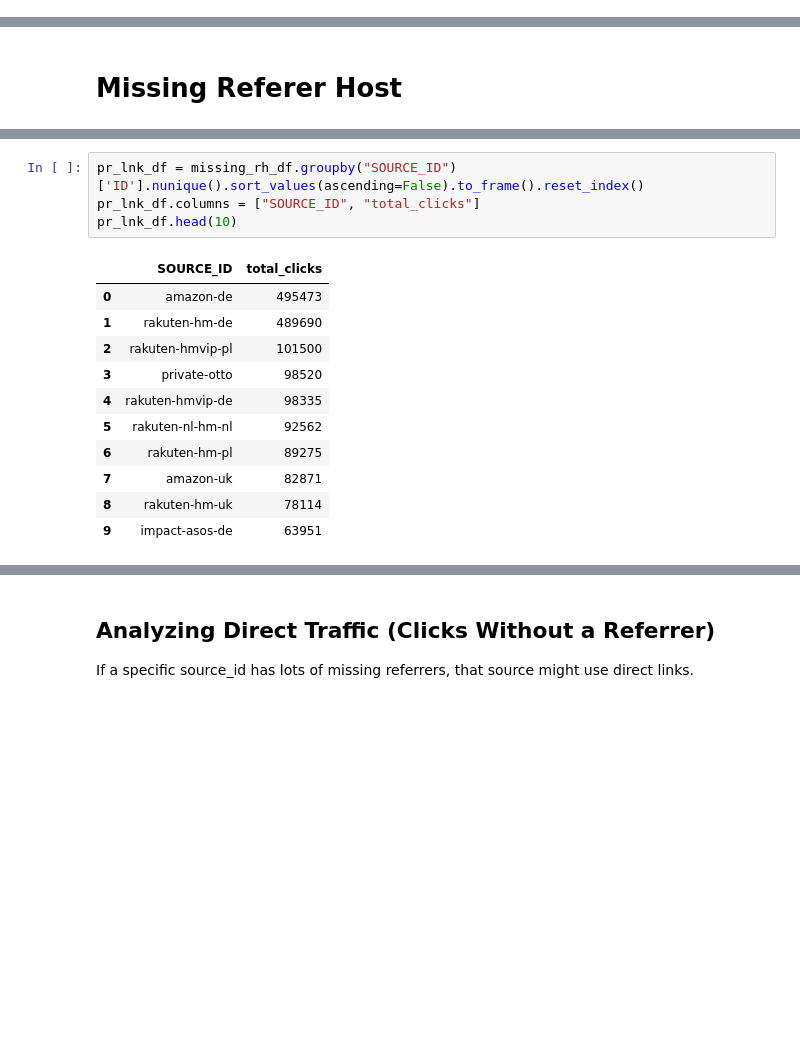
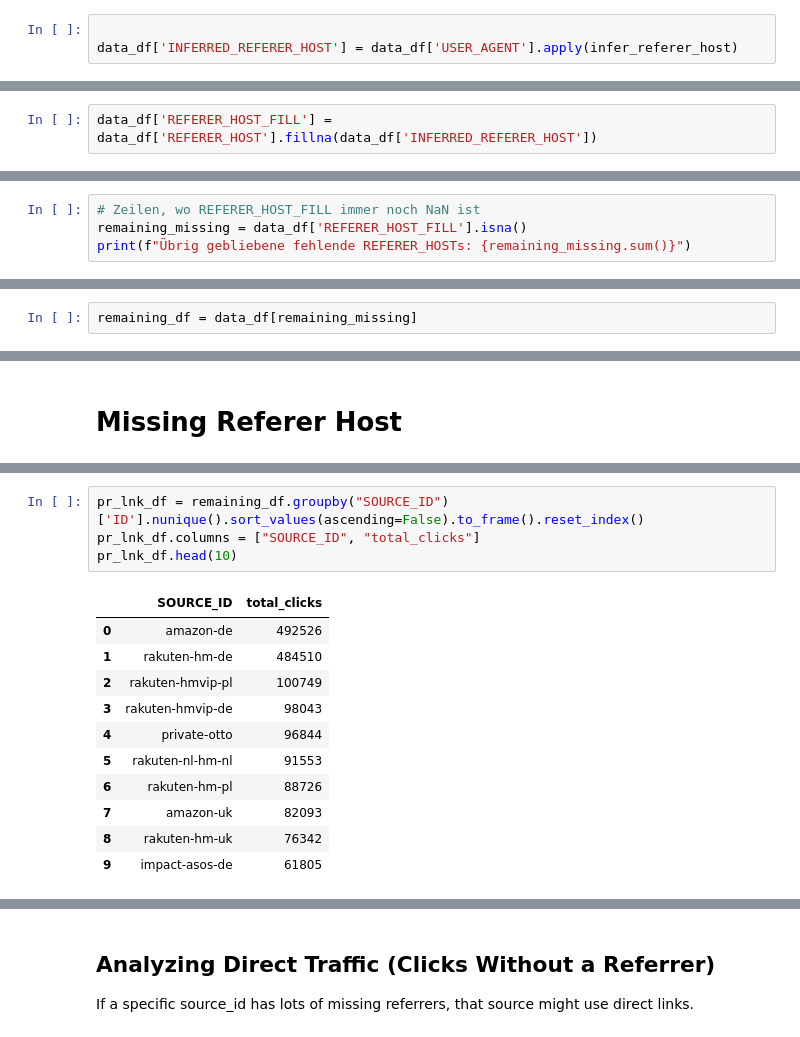
Before and after one commit to rumkom/Clicks, a Jupyter notebook: clicks_EDA.ipynb, the cells around one changed output, grey strips where cells are left out. Cells and saved outputs as stored; diff of their text form; blank space fills up the shorter version.

```diff
--- a/clicks_EDA.ipynb
+++ b/clicks_EDA.ipynb
@@ -442,0 +779,3 @@ user_agent_df.head(20)
+# %%
+
+data_df['INFERRED_REFERER_HOST'] = data_df['USER_AGENT'].apply(infer_referer_host)
@@ -442,0 +806,2 @@ user_agent_df.head(20)
+# %%
+data_df['REFERER_HOST_FILL'] = data_df['REFERER_HOST'].fillna(data_df['INFERRED_REFERER_HOST'])
@@ -442,0 +826,4 @@ user_agent_df.head(20)
+# %%
+# Zeilen, wo REFERER_HOST_FILL immer noch NaN ist
+remaining_missing = data_df['REFERER_HOST_FILL'].isna()
+print(f"Übrig gebliebene fehlende REFERER_HOSTs: {remaining_missing.sum()}")
@@ -442,0 +834,2 @@ user_agent_df.head(20)
+# %%
+remaining_df = data_df[remaining_missing]
@@ -575,17 +971,17 @@ missing_rh_df.head()
 # %%
-pr_lnk_df = missing_rh_df.groupby("SOURCE_ID")['ID'].nunique().sort_values(ascending=False).to_frame().reset_index()
+pr_lnk_df = remaining_df.groupby("SOURCE_ID")['ID'].nunique().sort_values(ascending=False).to_frame().reset_index()
 pr_lnk_df.columns = ["SOURCE_ID", "total_clicks"]
 pr_lnk_df.head(10)
 # %% [output]
 |  | SOURCE_ID | total_clicks |
-| 0 | amazon-de | 495473 |
-| 1 | rakuten-hm-de | 489690 |
-| 2 | rakuten-hmvip-pl | 101500 |
-| 3 | private-otto | 98520 |
-| 4 | rakuten-hmvip-de | 98335 |
-| 5 | rakuten-nl-hm-nl | 92562 |
-| 6 | rakuten-hm-pl | 89275 |
-| 7 | amazon-uk | 82871 |
-| 8 | rakuten-hm-uk | 78114 |
-| 9 | impact-asos-de | 63951 |
+| 0 | amazon-de | 492526 |
+| 1 | rakuten-hm-de | 484510 |
+| 2 | rakuten-hmvip-pl | 100749 |
+| 3 | rakuten-hmvip-de | 98043 |
+| 4 | private-otto | 96844 |
+| 5 | rakuten-nl-hm-nl | 91553 |
+| 6 | rakuten-hm-pl | 88726 |
+| 7 | amazon-uk | 82093 |
+| 8 | rakuten-hm-uk | 76342 |
+| 9 | impact-asos-de | 61805 |
 # %%
```
Also changed, not shown: parts of 68 cells of this notebook.
